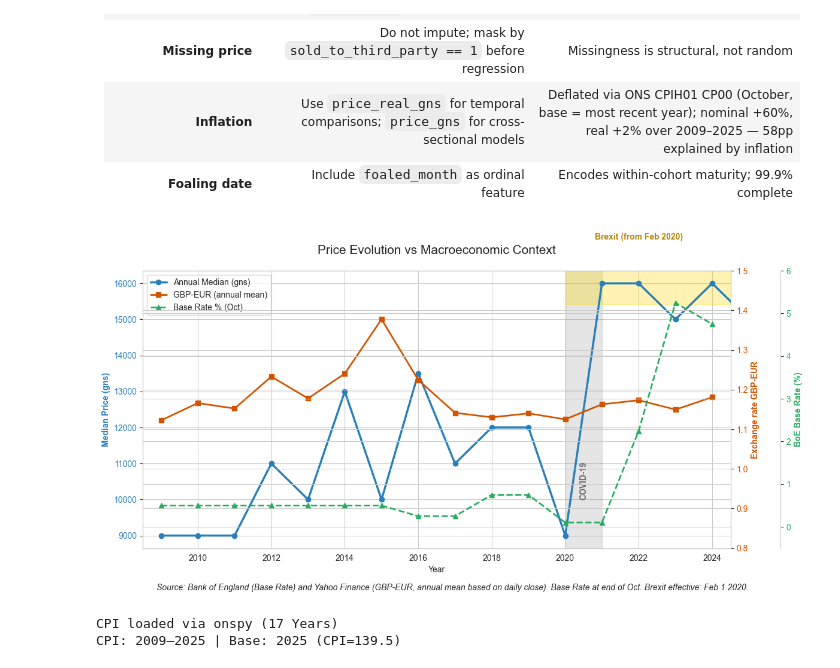
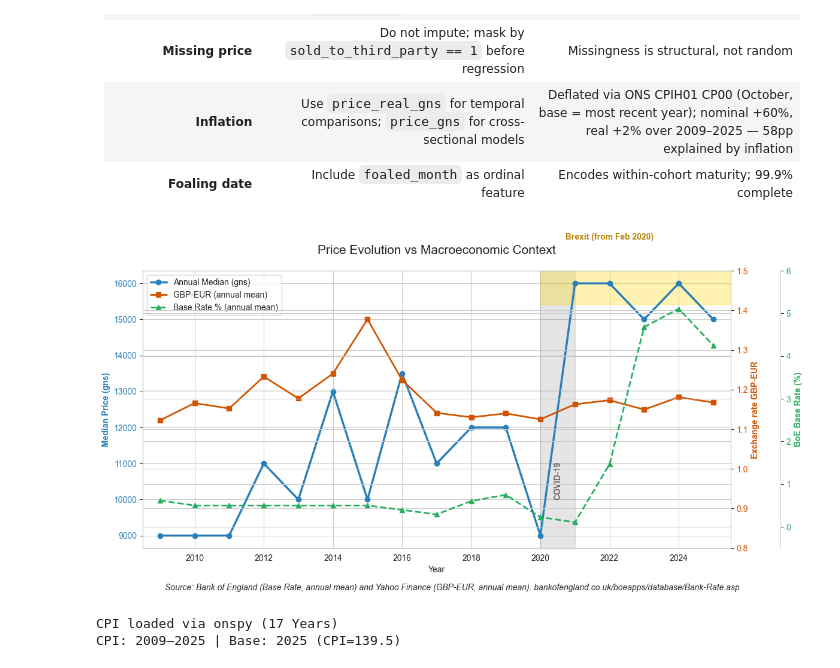
Before and after one commit to carroyo03/tfm-tattersalls, a Jupyter notebook: 02_EDA_Analysis.ipynb, the cells around one changed output. Saved outputs shown, nothing was run; the diff lists cells and outputs as text; code cells hidden in the pictures.

```diff
--- a/02_EDA_Analysis.ipynb
+++ b/02_EDA_Analysis.ipynb
@@ -455,14 +486,10 @@ Dynamic modeling of external shocks will be thoroughly addressed in the modeling
 | **Inflation** | Use `price_real_gns` for temporal comparisons; `price_gns` for cross-sectional models | Deflated via ONS CPIH01 CP00 (October, base = most recent year); nominal +60%, real +2% over 2009–2025 — 58pp explained by inflation |
 | **Foaling date** | Include `foaled_month` as ordinal feature | Encodes within-cohort maturity; 99.9% complete |
 # %%
-# 2. MACROECONOMIC VARIABLES
-# Historical data for GBP-EUR (Yahoo Finance averages, equivalent to Bank of England series XUDLSERG) and BoE Base Rate (October)
-macro_data = pd.DataFrame({
-    'year': list(range(2009, 2025)),
-    'gbp_eur': [1.1226, 1.1661, 1.1524, 1.2329, 1.1778, 1.2405, 1.3775, 1.2244, 1.1415, 1.1302, 1.1401, 1.1251, 1.1630, 1.1733, 1.1497, 1.1809],
-    'base_rate': [0.5, 0.5, 0.5, 0.5, 0.5, 0.5, 0.5, 0.25, 0.25, 0.75, 0.75, 0.1, 0.1, 2.25, 5.25, 4.75]
+# 2. MACROECONOMIC VARIABLES — live data from official sources
+macro_data = get_macro_data().rename(columns={
+    'sale_year': 'year', 'gbp_eur_rate': 'gbp_eur', 'boe_base_rate': 'base_rate'
 })
-# Median by year (already in by_year)
 by_year_macro = by_year.reset_index()[['sale_year', 'median_price_sold']].rename(columns={'sale_year': 'year'})
 macro_df = pd.merge(by_year_macro, macro_data, on='year', how='left')
 fig, ax1 = plt.subplots(figsize=(12, 6))
@@ -471,38 +498,38 @@ color1 = '#2980b9'
 ax1.set_xlabel('Year')
 ax1.set_ylabel('Median Price (gns)', color=color1, fontweight='bold')
 line1 = ax1.plot(macro_df['year'], macro_df['median_price_sold'], color=color1, marker='o', linewidth=2.5, label='Annual Median (gns)')
 ax1.tick_params(axis='y', labelcolor=color1)
-ax1.set_xlim(2008.5, 2024.5)
+ax1.set_xlim(2008.5, 2025.5)
 # Axis 2 (Right 1): GBP-EUR
 ax2 = ax1.twinx()
 color2 = '#d35400'
 ax2.set_ylabel('Exchange rate GBP-EUR', color=color2, fontweight='bold')
 line2 = ax2.plot(macro_df['year'], macro_df['gbp_eur'], color=color2, marker='s', linewidth=2, label='GBP-EUR (annual mean)')
 ax2.tick_params(axis='y', labelcolor=color2)
 ax2.set_ylim(0.8, 1.5)
 # Axis 3 (Right 2): Base Rate
 ax3 = ax1.twinx()
 ax3.spines['right'].set_position(('outward', 60))
 color3 = '#27ae60'
 ax3.set_ylabel('BoE Base Rate (%)', color=color3, fontweight='bold')
-line3 = ax3.plot(macro_df['year'], macro_df['base_rate'], color=color3, linestyle='--', marker='^', linewidth=2, label='Base Rate % (Oct)')
+line3 = ax3.plot(macro_df['year'], macro_df['base_rate'], color=color3, linestyle='--', marker='^', linewidth=2, label='Base Rate % (annual mean)')
 ax3.tick_params(axis='y', labelcolor=color3)
 ax3.set_ylim(-0.5, 6.0)
 # Context bands
 ax1.axvspan(2020, 2021, color='gray', alpha=0.2, label='COVID-19')
 ax1.text(2020.5, macro_df['median_price_sold'].min() + 1000, 'COVID-19', ha='center', va='bottom', color='dimgray', fontweight='bold', rotation=90)
-ax1.axvspan(2020, 2024.5, ymin=0.88, ymax=1.0, color='gold', alpha=0.3, label='Brexit')
+ax1.axvspan(2020, 2025.5, ymin=0.88, ymax=1.0, color='gold', alpha=0.3, label='Brexit')
 ax1.text(2022, ax1.get_ylim()[1] * 1.05, 'Brexit (from Feb 2020)', ha='center', va='bottom', color='darkgoldenrod', fontweight='bold', clip_on=False)
 lines = line1 + line2 + line3
 labels = [l.get_label() for l in lines]
 ax1.legend(lines, labels, loc='upper left')
 plt.title('Price Evolution vs Macroeconomic Context', fontsize=15, pad=20)
-plt.figtext(0.5, -0.02, "Source: Bank of England (Base Rate) and Yahoo Finance (GBP-EUR, annual mean based on daily close). Base Rate at end of Oct. Brexit effective: Feb 1 2020.", ha="center", fontsize=10, style="italic")
+plt.figtext(0.5, -0.02, "Source: Bank of England (Base Rate, annual mean) and Yahoo Finance (GBP-EUR, annual mean). bankofengland.co.uk/boeapps/database/Bank-Rate.asp", ha="center", fontsize=10, style="italic")
 plt.tight_layout()
 plt.savefig('01_EDA_files/macro_context_by_year.png', dpi=150, bbox_inches='tight')
 plt.show()
 # %% [output]
-[figure, old version]
+[figure, new version]
 # %%
 # ── CPI MENSUAL UK — onspy (CPIH01, CP00, octubre) ───────────────────────────
 # Download monthly UK CPIH via onspy; hardcoded fallback if not installed.
```
Also changed, not shown: parts of 9 cells of this notebook, 3 other files.
